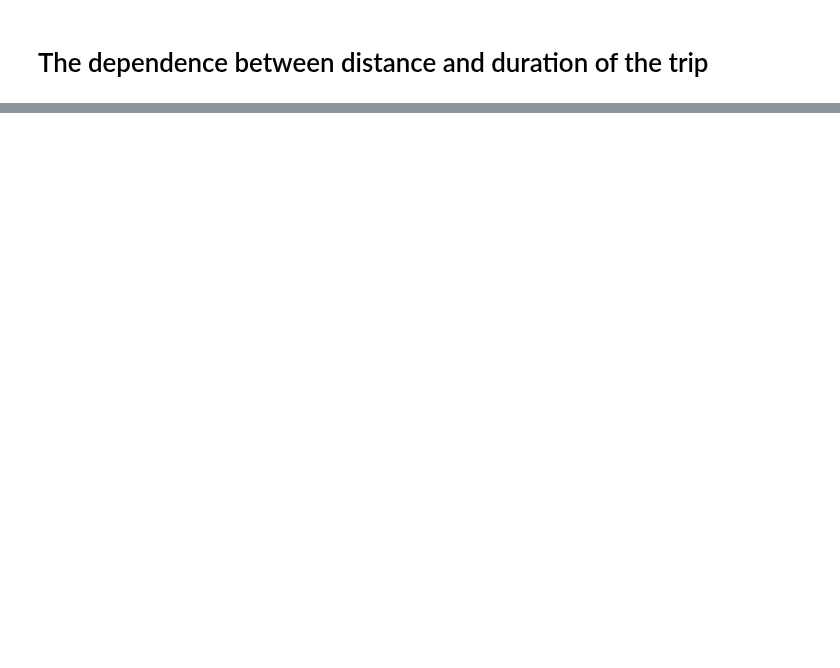
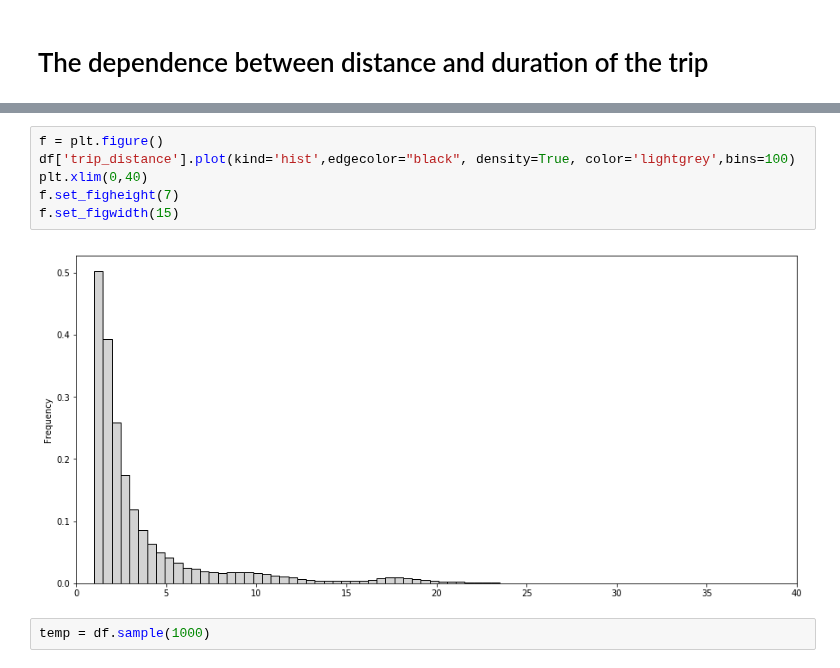
Before and after one commit to dusicastepic/ADMSecondHomework, a Jupyter notebook: RQ5.ipynb, the cells around one changed output, grey strips where cells are left out. Cells and saved outputs as stored; diff of their text form; blank space fills up the shorter version.

```diff
--- a/RQ5.ipynb
+++ b/RQ5.ipynb
@@ -46,0 +90,10 @@ sample_for_plot.shape
+# %%
+f = plt.figure()
+df['trip_distance'].plot(kind='hist',edgecolor="black", density=True, color='lightgrey',bins=100)
+plt.xlim(0,40)
+f.set_figheight(7)
+f.set_figwidth(15)
+# %% [output]
+[figure, added]
+# %%
+temp = df.sample(1000)
```
Also changed, not shown: parts of 30 cells of this notebook.
